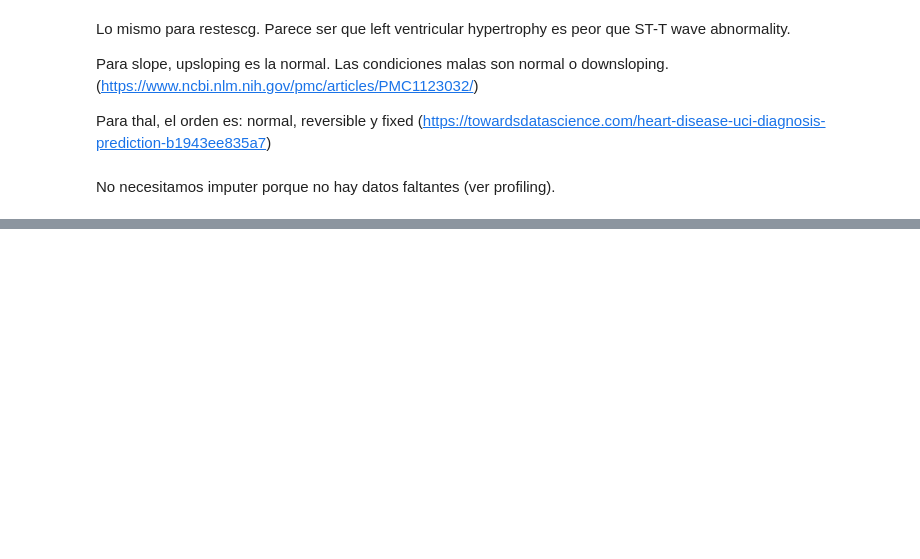
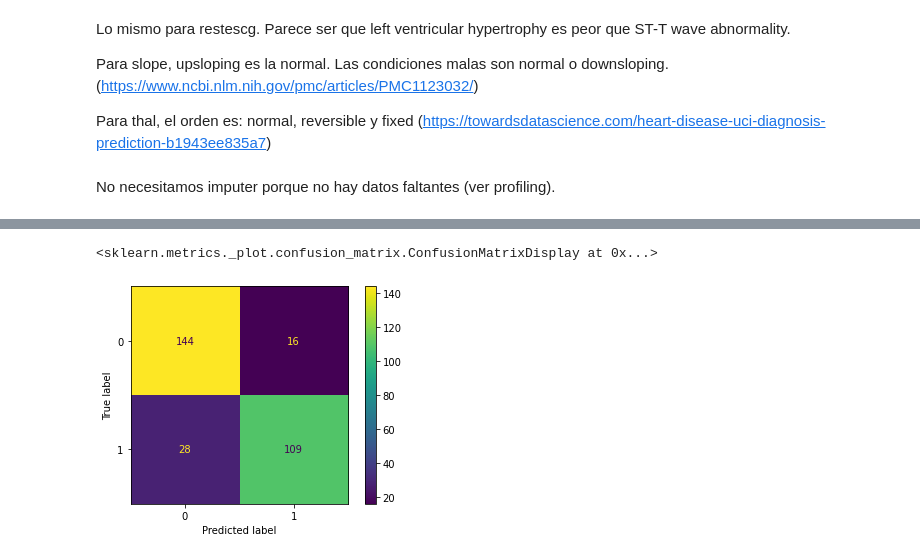
Before and after one commit to sofiaalvarezlopez/MLT-Lab1, a Jupyter notebook: Heart_disease.ipynb, the cells around one changed output, grey strips where cells are left out. Saved outputs shown, nothing was run; the diff lists cells and outputs as text; code cells hidden in the pictures; blank space fills up the shorter version.

```diff
--- a/Heart_disease.ipynb
+++ b/Heart_disease.ipynb
@@ -183,11 +205,11 @@ column_transformer = make_column_transformer(
 # %% [markdown]
 No necesitamos imputer porque no hay datos faltantes (ver profiling).
 # %%
-numeric_features = ['age', 'trestbps', 'chol', 'thalach', 'oldpeak', 'ca'] # Sacar los dtypes numericos
+numeric_features = ['age', 'trestbps', 'chol', 'thalach', 'oldpeak', 'ca', 'fbs'] # Sacar los dtypes numericos
 numeric_transformer = Pipeline(steps=[
     ('scaler', MinMaxScaler())])
 
-categorical_features = ['sex', 'cp', 'fbs', 'restecg', 'exang', 'slope', 'thal']
+categorical_features = ['sex', 'cp', 'restecg', 'exang', 'slope', 'thal']
 categorical_transformer = Pipeline(steps=[
     ('encoder', column_transformer),
     ('scaler', MinMaxScaler())])
@@ -197,7 +219,12 @@ preprocessor = ColumnTransformer(
         ('num', numeric_transformer, numeric_features),
         ('cat', categorical_transformer, categorical_features)])
 # %%
-clf = Pipeline(steps=[('preprocessor', preprocessor)])
+clf = Pipeline(steps=[('preprocessor', preprocessor),
+                     ('classifier', LogisticRegression(solver='liblinear'))])
+# %%
+Y = df['class']
+df.drop(['class'], axis=1, inplace=True)
 # %%
-X_mod = clf.fit_transform(df)
-data_mod = pd.DataFrame(X_mod, columns=numeric_features + categorical_features)
+clf.fit(df, Y)
+#X_mod = clf.fit(df, Y)
+#data_mod = pd.DataFrame(X_mod, columns=numeric_features + categorical_features)
@@ -221,0 +267,5 @@ KeyError: 'fbs'
+# %%
+plot_confusion_matrix(clf,df,Y,values_format='d')
+# %% [output]
+<sklearn.metrics._plot.confusion_matrix.ConfusionMatrixDisplay at 0x...>
+[figure, added]
```
Also changed, not shown: parts of 13 cells of this notebook, 1 other file.
